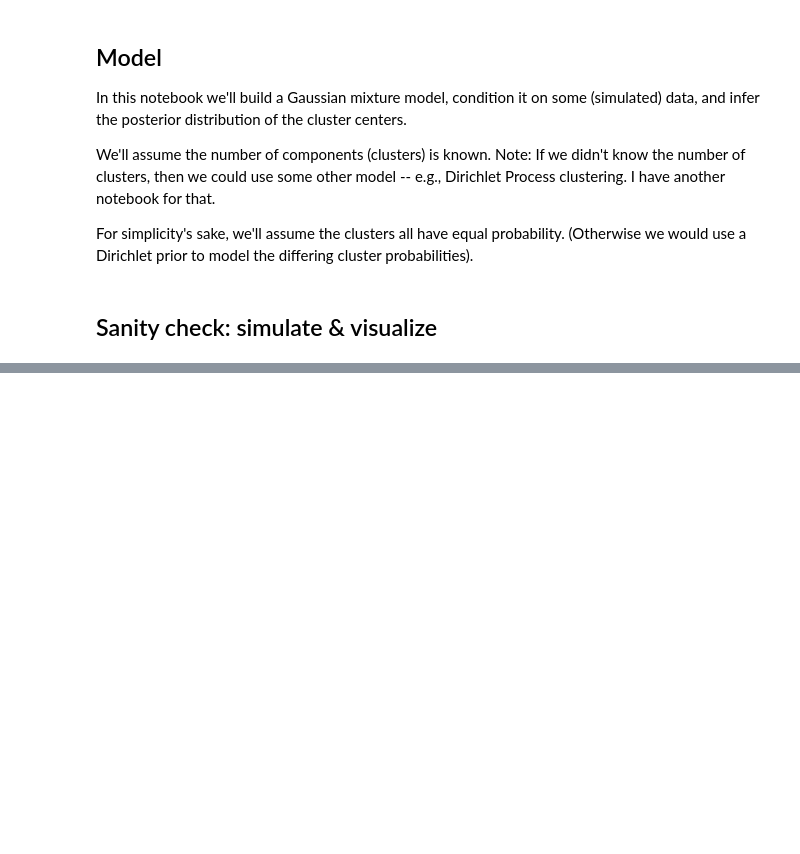
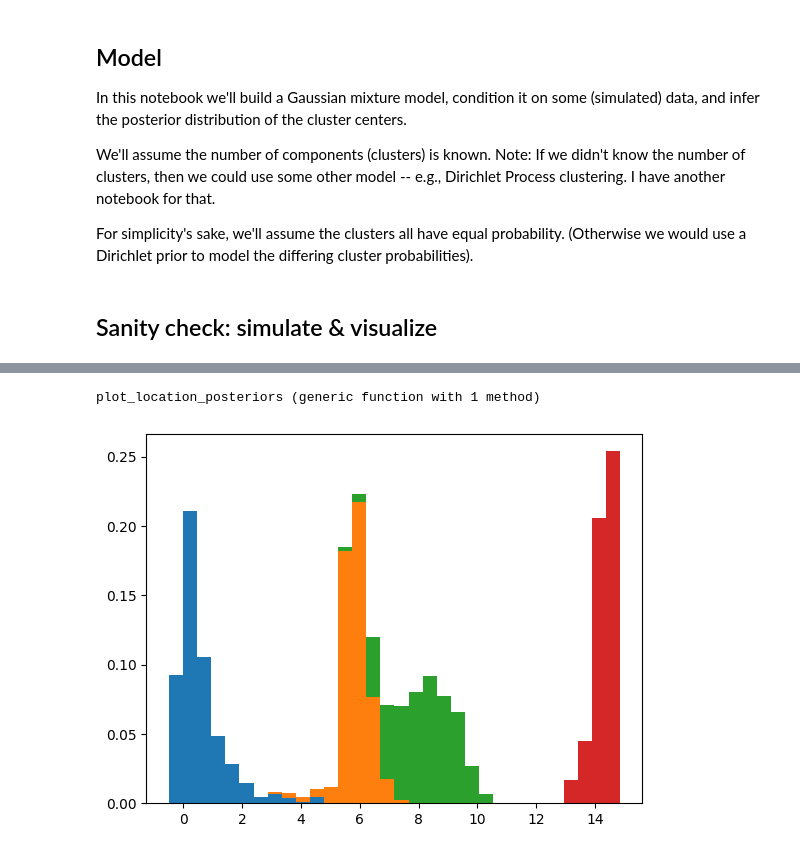
Before and after one commit to dpmerrell/gen-experiments, a Jupyter notebook: Gen-Experiment-2-Gaussian-Mixture.ipynb, the cells around one changed output, grey strips where cells are left out. Drawn from its saved outputs; the diff is of its cells as text; code cells hidden in the pictures; blank space fills up the shorter version.

```diff
--- a/Gen-Experiment-2-Gaussian-Mixture.ipynb
+++ b/Gen-Experiment-2-Gaussian-Mixture.ipynb
@@ -219,9 +234,0 @@ end
-# %%
-function mcmc_sample(tr, n_clusters, n_data)
-
-    tr, _ = Gen.mh(tr, cluster_mean_proposal, (n_clusters,))
-    tr, _ = Gen.mh(tr, cluster_spread_proposal, (n_clusters,))
-    tr = cluster_assignment_gibbs_update(tr, n_clusters, n_data)
-
-    return tr
-end
@@ -261,0 +295,2 @@ end
+# %%
+means, spreads, assignments = guided_mcmc_inference(dataset, n_clusters, 1000, 10, 0.05);
@@ -261,0 +303,11 @@ end
+# %%
+function plot_location_posteriors(means)
+    hist(means, Int(round(sqrt(size(means)[1]))), histtype="barstacked", normed=true)
+end
+# %% [output]
+plot_location_posteriors (generic function with 1 method)
+# %%
+plot_location_posteriors(means)
+show()
+# %% [output]
+[figure, added]
```
Also changed, not shown: parts of 20 cells of this notebook, 2 other files.
